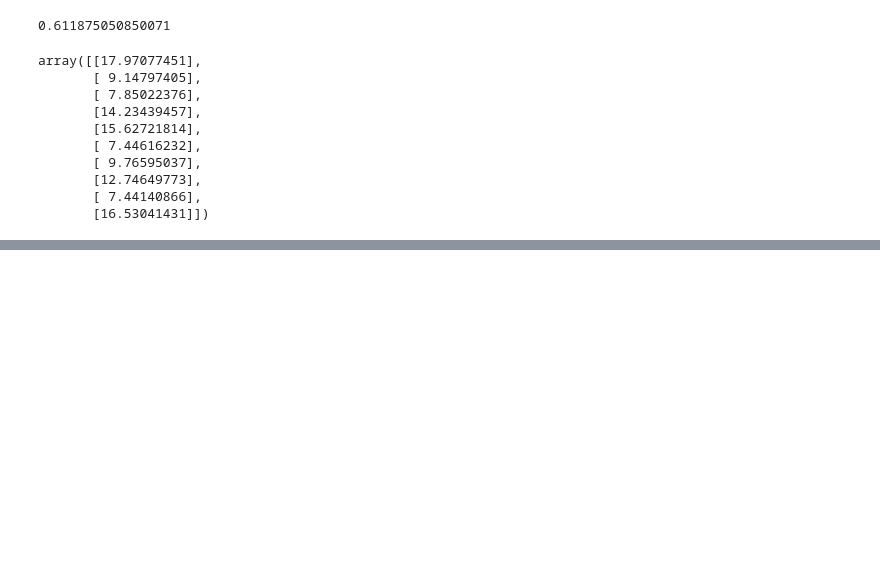
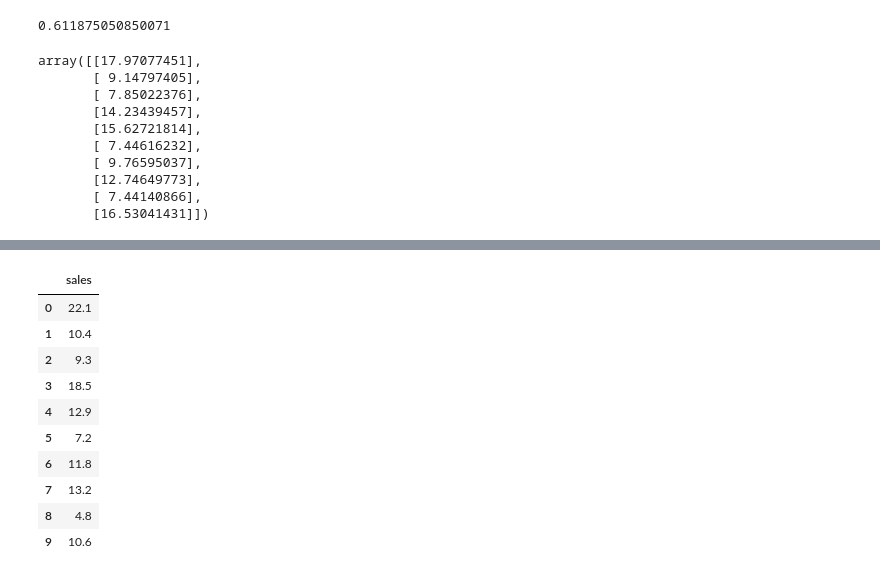
Before and after one commit to suedabilen/machinelearning-practice, a Jupyter notebook: basitdogrusalregresyon.ipynb, the cells around one changed output, grey strips where cells are left out. Saved outputs shown, nothing was run; the diff lists cells and outputs as text; code cells hidden in the pictures; blank space fills up the shorter version.

```diff
--- a/basitdogrusalregresyon.ipynb
+++ b/basitdogrusalregresyon.ipynb
@@ -276,0 +322,15 @@ array([[17.97077451],
+# %%
+y[0:10]
+#gercek degerler
+# %% [output]
+|  | sales |
+| 0 | 22.1 |
+| 1 | 10.4 |
+| 2 | 9.3 |
+| 3 | 18.5 |
+| 4 | 12.9 |
+| 5 | 7.2 |
+| 6 | 11.8 |
+| 7 | 13.2 |
+| 8 | 4.8 |
+| 9 | 10.6 |
```
Also changed, not shown: parts of 29 cells of this notebook.
